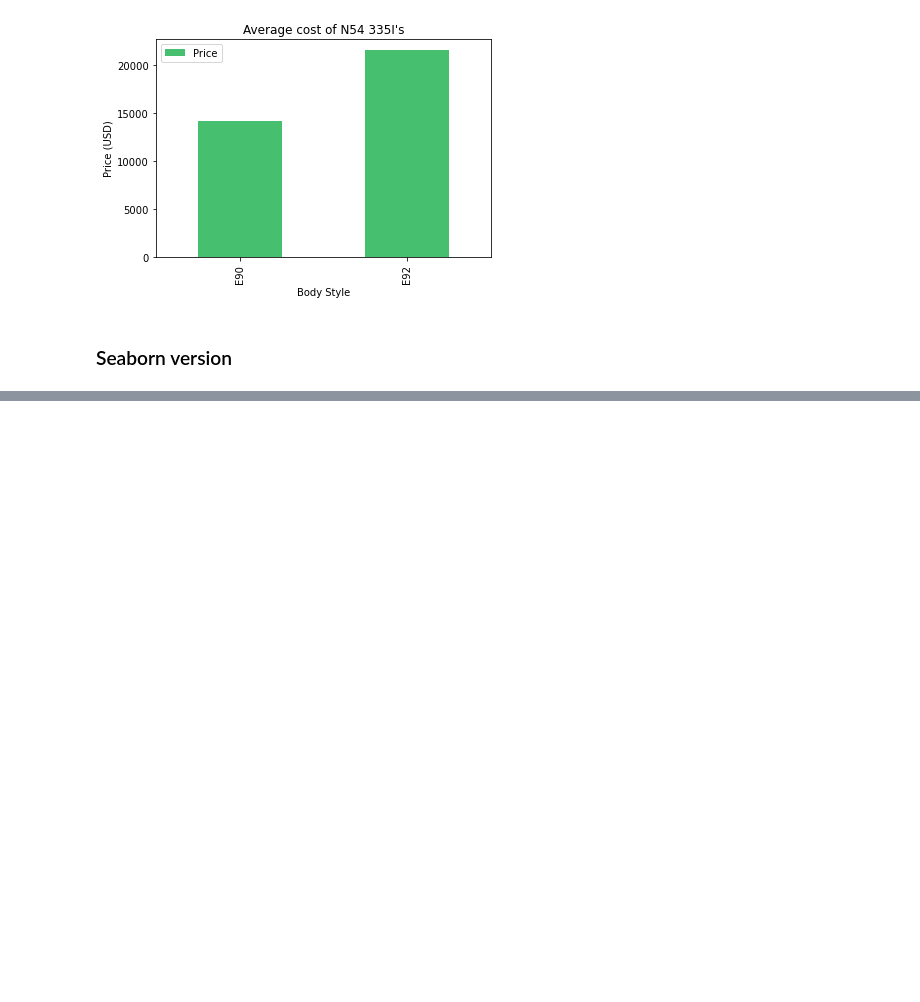
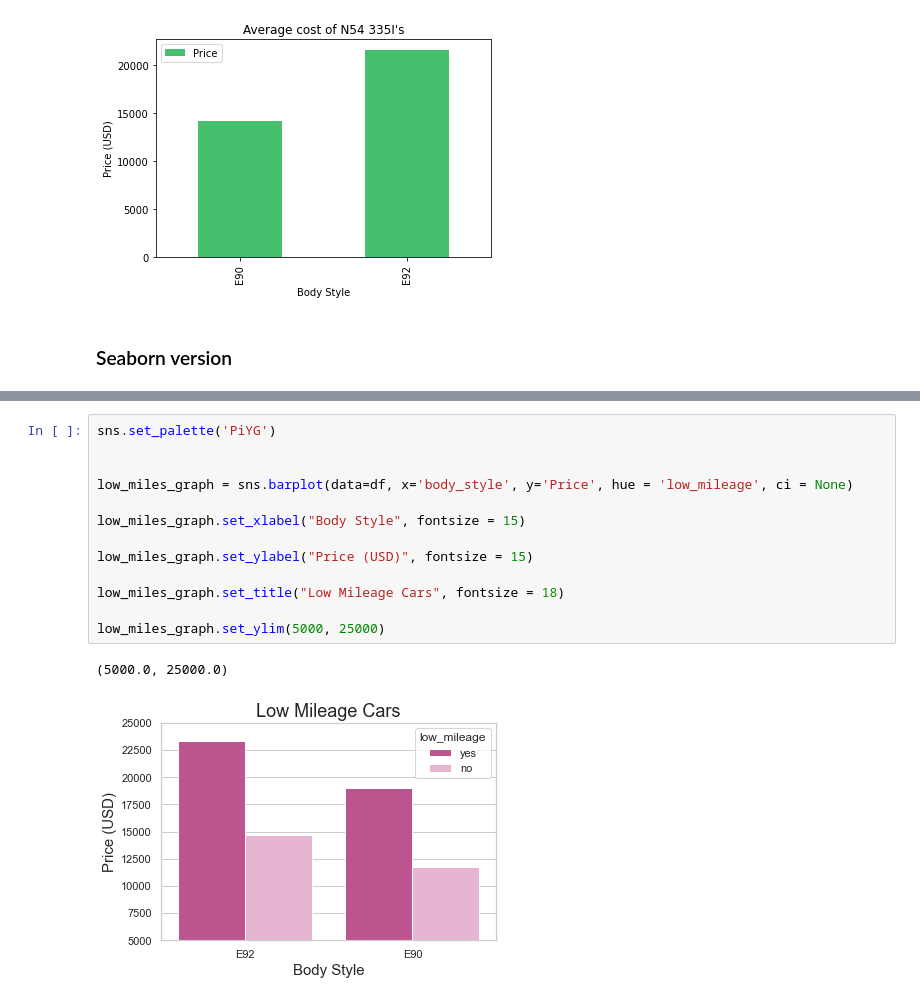
Before and after one commit to MarioRashadHUB/BMW-Price-Analysis, a Jupyter notebook: eda.ipynb, the cells around one changed output, grey strips where cells are left out. Saved outputs shown, nothing was run; the diff lists cells and outputs as text; blank space fills up the shorter version.

```diff
--- a/eda.ipynb
+++ b/eda.ipynb
@@ -238,0 +244,16 @@ sns.barplot(data=df, x='body_style', y='Price')
+# %%
+sns.set_palette('PiYG')
+
+
+low_miles_graph = sns.barplot(data=df, x='body_style', y='Price', hue = 'low_mileage', ci = None)
+
+low_miles_graph.set_xlabel("Body Style", fontsize = 15)
+
+low_miles_graph.set_ylabel("Price (USD)", fontsize = 15)
+
+low_miles_graph.set_title("Low Mileage Cars", fontsize = 18)
+
+low_miles_graph.set_ylim(5000, 25000)
+# %% [output]
+(5000.0, 25000.0)
+[figure, added]
```
Also changed, not shown: parts of 4 cells of this notebook.
